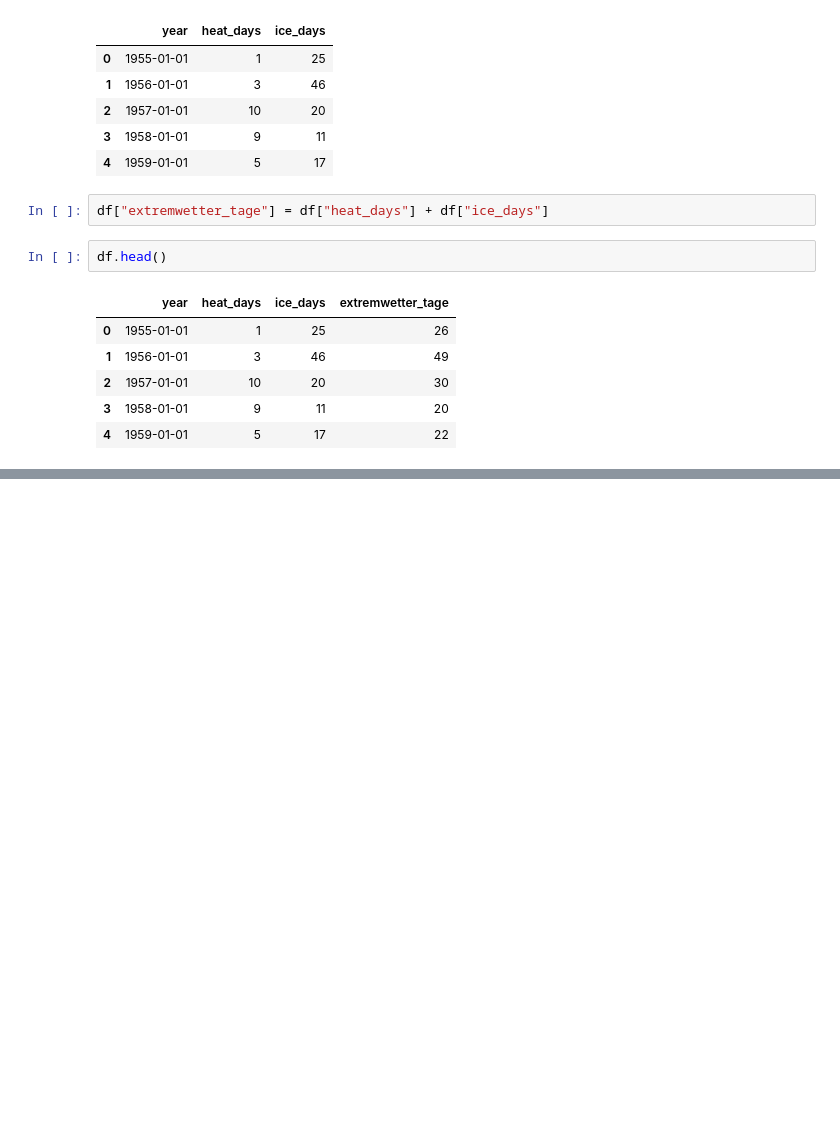
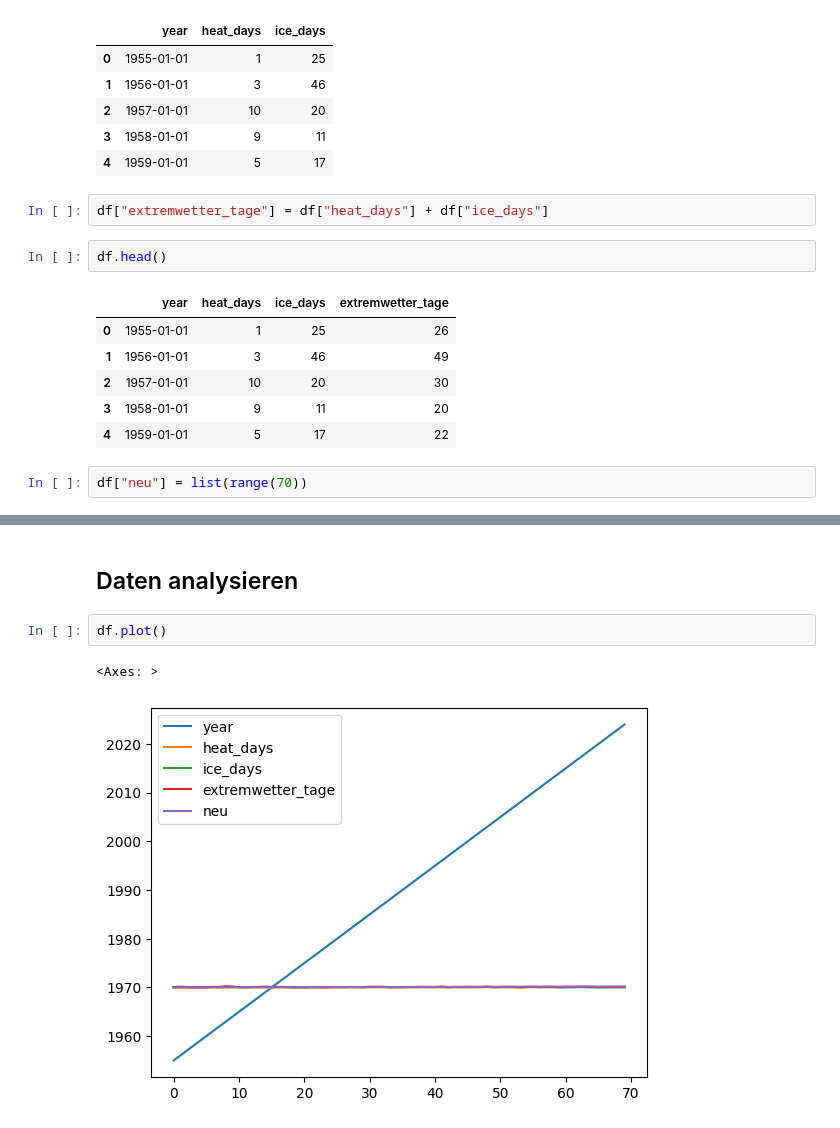
Before and after one commit to mckoh/data-science-ue-ct, a Jupyter notebook: notebooks/01_data_with_pandas.ipynb, the cells around one changed output, grey strips where cells are left out. Saved outputs shown, nothing was run; the diff lists cells and outputs as text; blank space fills up the shorter version.

```diff
--- a/notebooks/01_data_with_pandas.ipynb
+++ b/notebooks/01_data_with_pandas.ipynb
@@ -131,3 +132,5 @@ df.head()
 | 2 | 1957-01-01 | 10 | 20 | 30 |
 | 3 | 1958-01-01 | 9 | 11 | 20 |
 | 4 | 1959-01-01 | 5 | 17 | 22 |
+# %%
+df["neu"] = list(range(70))
@@ -133,0 +153,7 @@ df.head()
+# %% [markdown]
+## Daten analysieren
+# %%
+df.plot()
+# %% [output]
+<Axes: >
+[figure, added]
```
Also changed, not shown: parts of 6 cells of this notebook.
